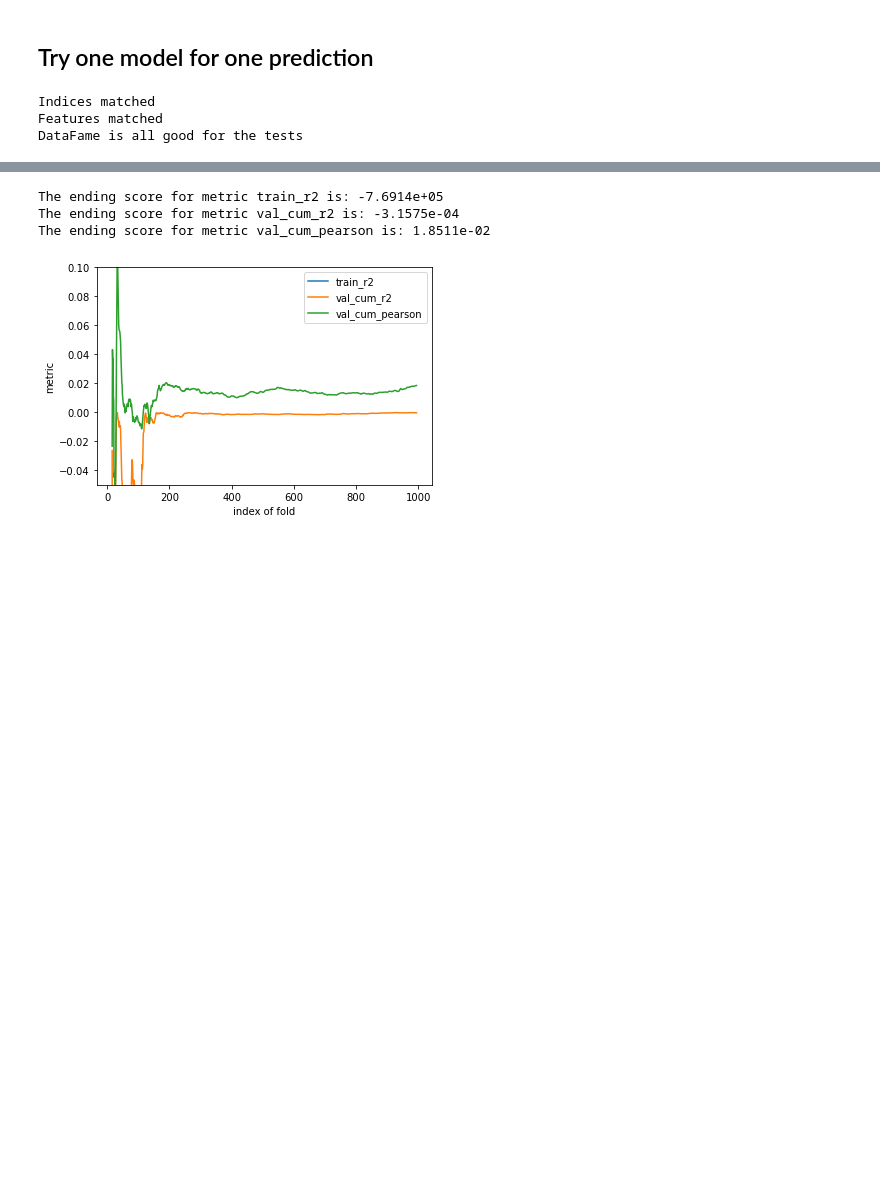
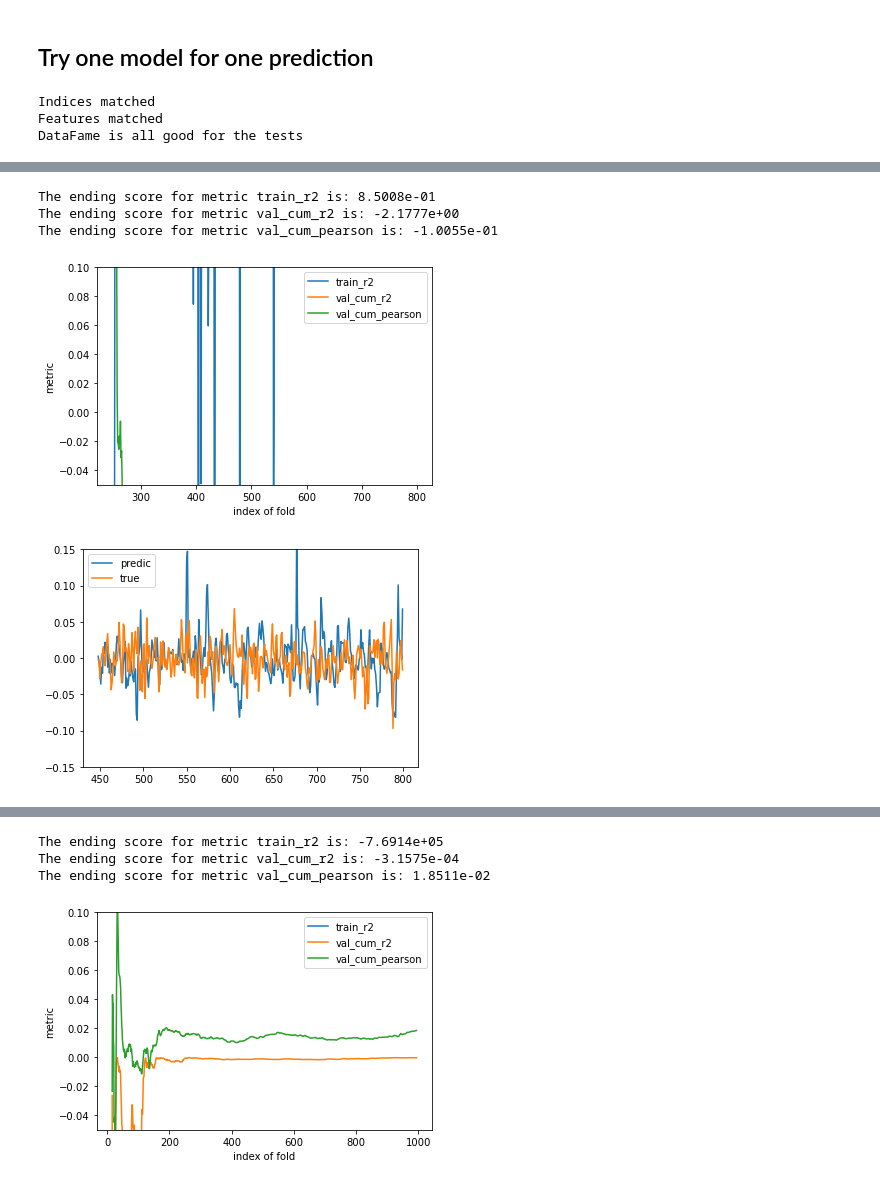
Before and after one commit to owen8877/qids-2023-comp, a Jupyter notebook: playground/shockspeare/NN_LSTM.ipynb, the cells around one changed output, grey strips where cells are left out. Saved outputs shown, nothing was run; the diff lists cells and outputs as text; code cells hidden in the pictures; blank space fills up the shorter version.

```diff
--- a/playground/shockspeare/NN_LSTM.ipynb
+++ b/playground/shockspeare/NN_LSTM.ipynb
@@ -769,0 +787,19 @@ The ending score for metric val_cum_pearson is: 2.4307e-02
+# %%
+plt.figure(0)
+# plot_performance(performance, metrics_selected=['train_r2', 'test_cum_r2', 'test_cum_pearson'])
+plot_performance(performance, metrics_selected=['train_r2', 'val_cum_r2', 'val_cum_pearson'])
+#
+plt.figure(1)
+val_predict = cum_y_df['cum_y_val_prediction'].to_numpy()
+val_true = cum_y_df['cum_y_val_true'].to_numpy()
+x = np.arange(len(val_predict))+200+train_lookback+eval_lookback
+plt.plot(x[200:800],val_predict[200:800], x[200:800],val_true[200:800])
+plt.ylim([-0.15,0.15])
+plt.legend(['predic', 'true'])
+plt.show()
+# %% [output]
+The ending score for metric train_r2 is: 8.5008e-01
+The ending score for metric val_cum_r2 is: -2.1777e+00
+The ending score for metric val_cum_pearson is: -1.0055e-01
+[figure, added]
+[figure, added]
```
Also changed, not shown: parts of 25 cells of this notebook.
